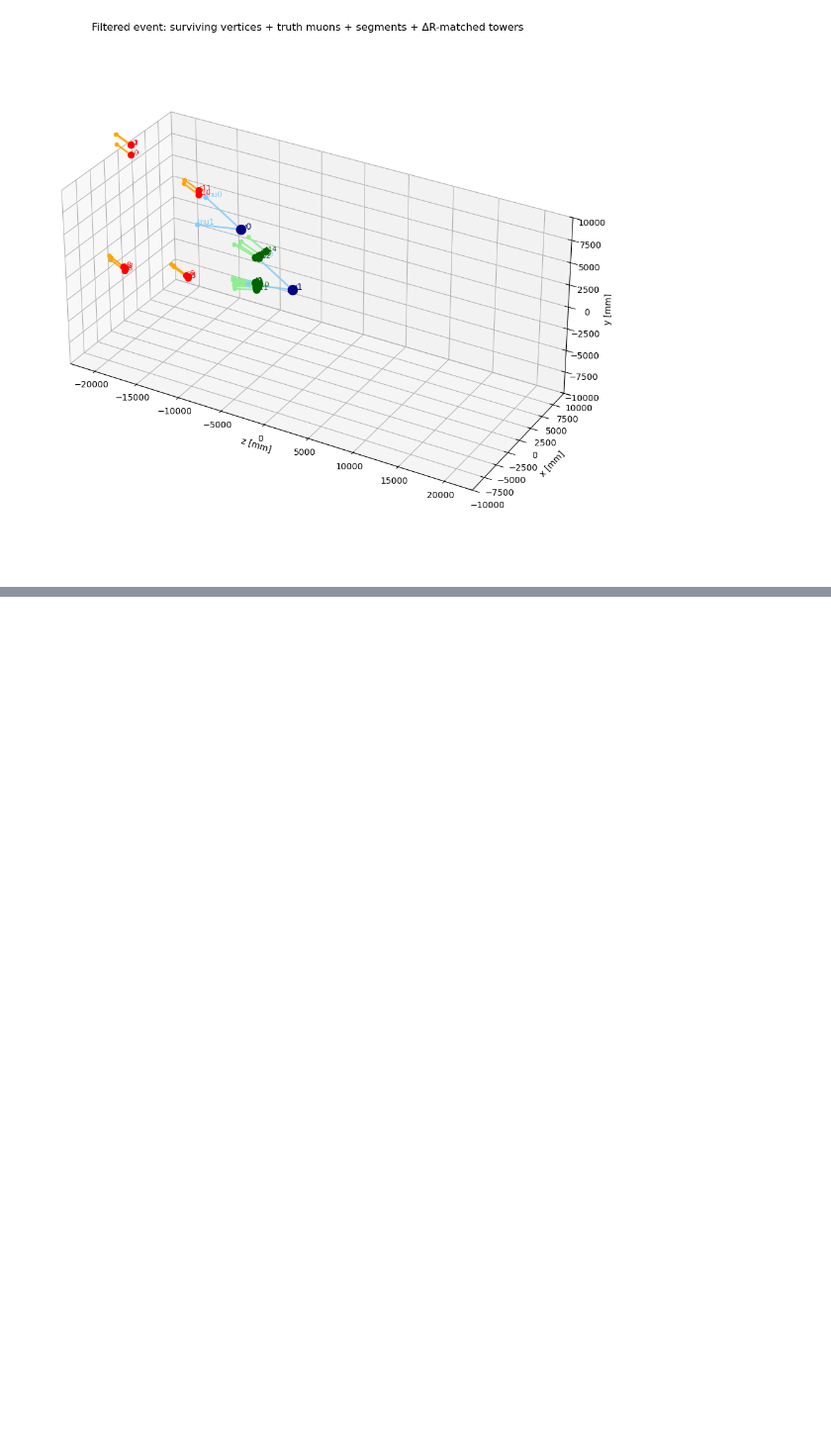
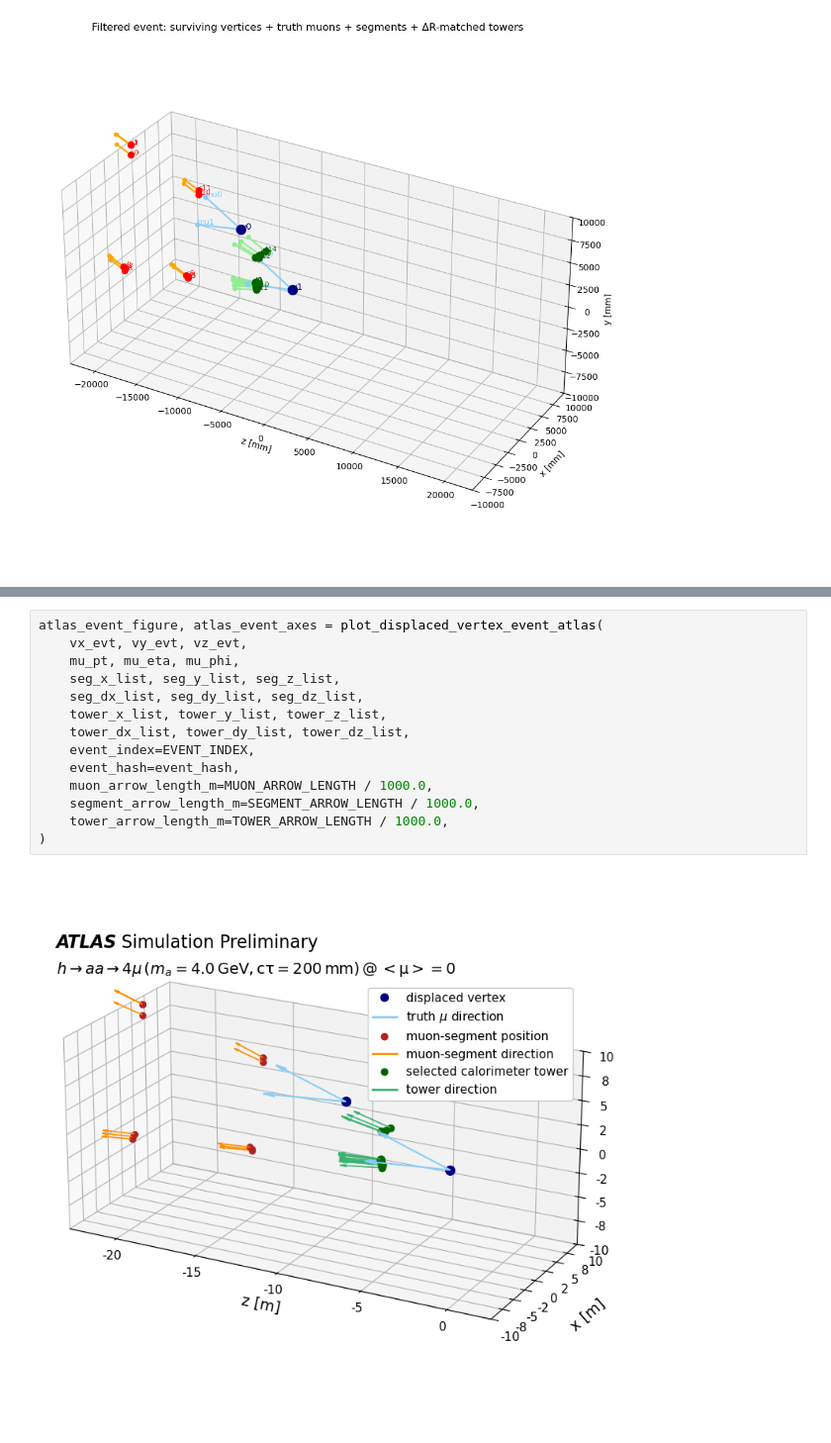
Before and after one commit to davidedicroce/MuonMLDisplacedVtx, a Jupyter notebook: DisplacedVertex_viewerEvents_haa.ipynb, the cells around one changed output, grey strips where cells are left out. Shown at 99% size. Drawn from its saved outputs; the diff is of its cells as text; blank space fills up the shorter version.

Commit message:
Update for plots

```diff
--- a/DisplacedVertex_viewerEvents_haa.ipynb
+++ b/DisplacedVertex_viewerEvents_haa.ipynb
@@ -4920,0 +4692,16 @@ plt.show()
+# %%
+atlas_event_figure, atlas_event_axes = plot_displaced_vertex_event_atlas(
+    vx_evt, vy_evt, vz_evt,
+    mu_pt, mu_eta, mu_phi,
+    seg_x_list, seg_y_list, seg_z_list,
+    seg_dx_list, seg_dy_list, seg_dz_list,
+    tower_x_list, tower_y_list, tower_z_list,
+    tower_dx_list, tower_dy_list, tower_dz_list,
+    event_index=EVENT_INDEX,
+    event_hash=event_hash,
+    muon_arrow_length_m=MUON_ARROW_LENGTH / 1000.0,
+    segment_arrow_length_m=SEGMENT_ARROW_LENGTH / 1000.0,
+    tower_arrow_length_m=TOWER_ARROW_LENGTH / 1000.0,
+)
+# %% [output]
+[figure, added]
```
Also changed, not shown: parts of 6 cells of this notebook, 6 other files.
